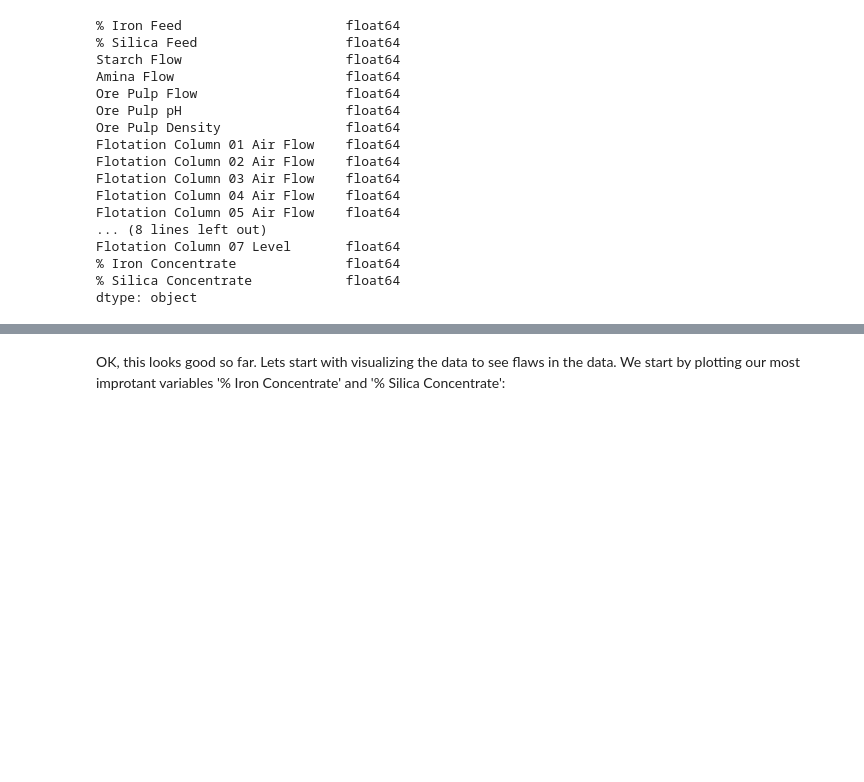
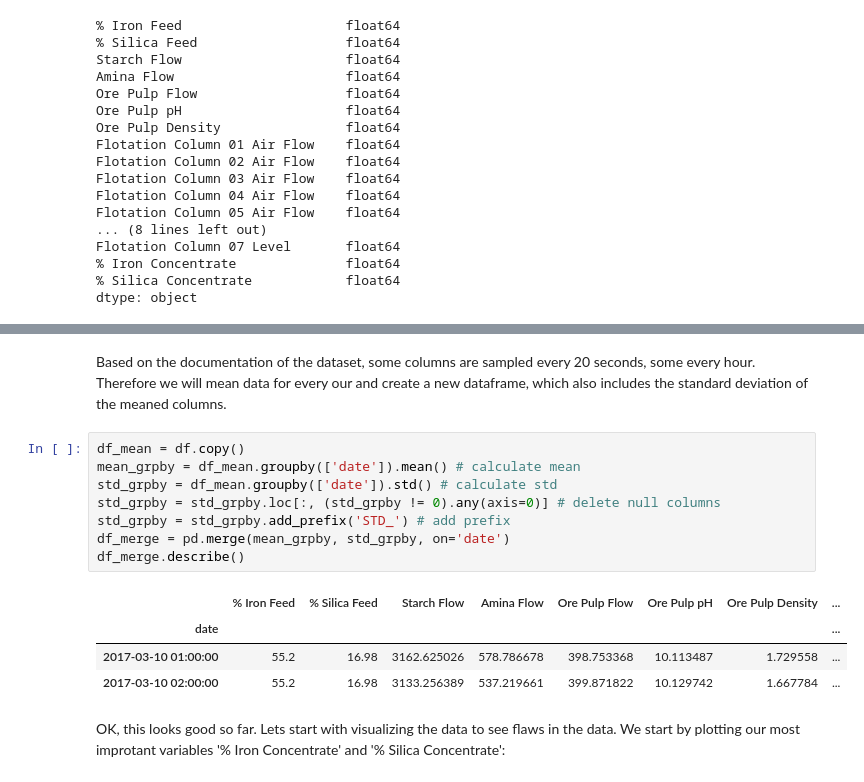
Before and after one commit to ca-schumacher/pred_Float, a Jupyter notebook: data_analysis.ipynb, the cells around one changed output, grey strips where cells are left out. Cells and saved outputs as stored; diff of their text form; blank space fills up the shorter version.

```diff
--- a/data_analysis.ipynb
+++ b/data_analysis.ipynb
@@ -148,3 +148,18 @@ df.describe()
+# %% [markdown]
+Based on the documentation of the dataset, some columns are sampled every 20 seconds, some every hour. Therefore we will mean data for every our and create a new dataframe, which also includes the standard deviation of the meaned columns.
+# %%
+df_mean = df.copy()
+mean_grpby = df_mean.groupby(['date']).mean() # calculate mean
+std_grpby = df_mean.groupby(['date']).std() # calculate std
+std_grpby = std_grpby.loc[:, (std_grpby != 0).any(axis=0)] # delete null columns
+std_grpby = std_grpby.add_prefix('STD_') # add prefix
+df_merge = pd.merge(mean_grpby, std_grpby, on='date')
+df_merge.describe()
+# %% [output]
+|  | % Iron Feed | % Silica Feed | Starch Flow | Amina Flow | Ore Pulp Flow | Ore Pulp pH | Ore Pulp Density | ... |
+| date |  |  |  |  |  |  |  | ... |
+| 2017-03-10 01:00:00 | 55.2 | 16.98 | 3162.625026 | 578.786678 | 398.753368 | 10.113487 | 1.729558 | ... |
+| 2017-03-10 02:00:00 | 55.2 | 16.98 | 3133.256389 | 537.219661 | 399.871822 | 10.129742 | 1.667784 | ... |
 # %% [markdown]
 OK, this looks good so far. Lets start with visualizing the data to see flaws in the data. We start by plotting our most improtant variables '% Iron Concentrate' and '% Silica Concentrate':
 # %%
```
Also changed, not shown: parts of 13 cells of this notebook.
